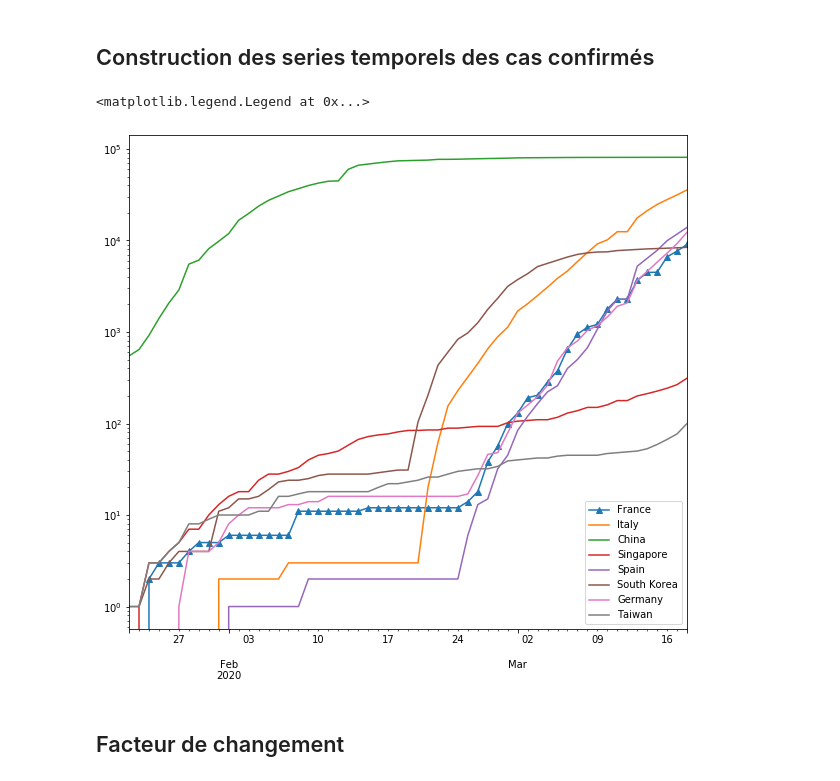
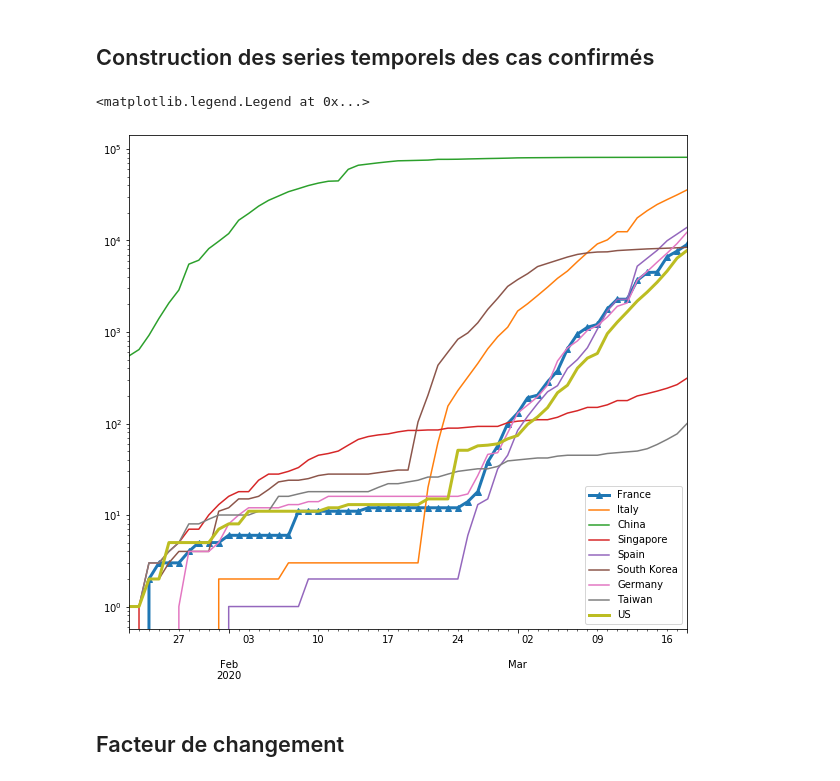
Before and after one commit to AmineDiro/Prediction-COVID19-France-, a Jupyter notebook: Prediction_saturation.ipynb, the cells around one changed output. Saved outputs shown, nothing was run; the diff lists cells and outputs as text; code cells hidden in the pictures.

```diff
--- a/Prediction_saturation.ipynb
+++ b/Prediction_saturation.ipynb
@@ -64,9 +67,7 @@ f_confirmed = ts_confirmed_new[ts_confirmed_new["Country/Region"] == "France"].i
     4:
 ]
 
-i_confirmed = ts_confirmed_new[ts_confirmed_new["Country/Region"] == "Italy"].sum(
-    axis=0
-)[4:]
+i_confirmed = ts_confirmed_new[ts_confirmed_new["Country/Region"] == "Italy"].sum(axis=0)[4:]
 
 c_confirmed = ts_confirmed_new[
     ts_confirmed_new["Country/Region"] == "China"
@@ -87,7 +88,9 @@ skorea_confirmed = ts_confirmed_new[
 taiwan_confirmed = ts_confirmed_new[
     ts_confirmed_new["Country/Region"] == "Taiwan*"
 ].sum(axis=0)[4:]
+us_confirmed = ts_confirmed_new[ts_confirmed_new["Country/Region"] == "US"].sum(axis=0)[4:]
 
+us_confirmed.index = pd.to_datetime(f_confirmed.index)
 f_confirmed.index = pd.to_datetime(f_confirmed.index)
 i_confirmed.index = pd.to_datetime(i_confirmed.index)
 c_confirmed.index = pd.to_datetime(c_confirmed.index)
@@ -99,21 +102,22 @@ taiwan_confirmed.index = pd.to_datetime(taiwan_confirmed.index)
 # %%
 fig = plt.figure(figsize=(10, 20))
 ax = fig.add_subplot(2, 1, 1)
 ax.set_yscale("log")
 
-f_confirmed.plot(label="France", marker="^")
+f_confirmed.plot(label="France", marker="^",linewidth=3)
 i_confirmed.plot(label="Italy")
 c_confirmed.plot(label="China")
 sg_confirmed.plot(label="Singapore")
 sp_confirmed.plot(label="Spain")
 skorea_confirmed.plot(label="South Korea")
 ger_confirmed.plot(label="Germany")
 taiwan_confirmed.plot(label="Taiwan")
+us_confirmed.plot(label='US',linewidth=3)
 
 plt.legend(loc="best")
 # %% [output]
 <matplotlib.legend.Legend at 0x...>
-[figure, old version]
+[figure, new version]
 # %% [markdown]
 ## Facteur de changement
 # %% [markdown]
```
Also changed, not shown: parts of 10 cells of this notebook, 1 other file.
